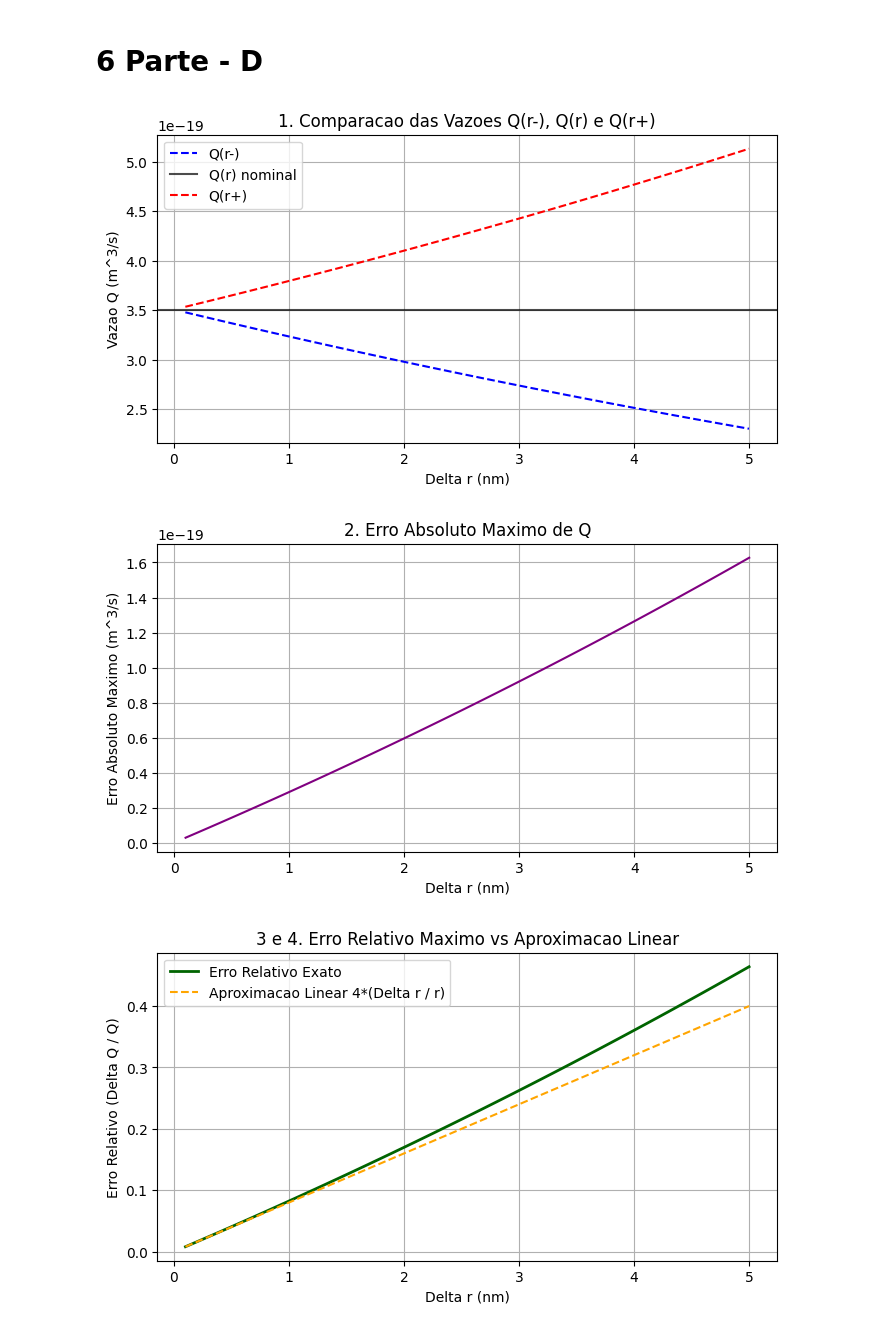
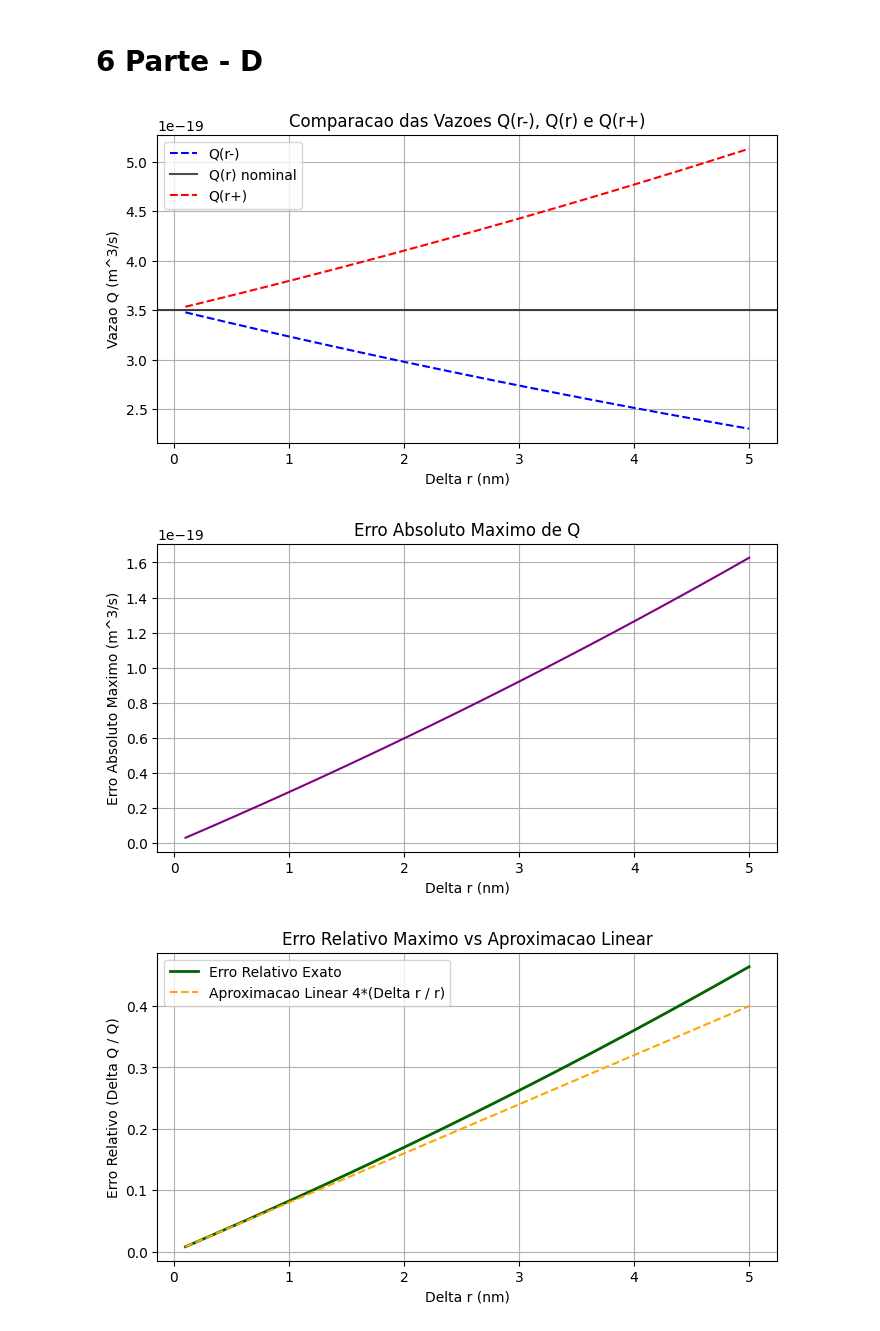
Before and after one commit to Brunolms11/Calc_Numerico, a Jupyter notebook: Atividade_1.ipynb, the cells around one changed output. Drawn from its saved outputs; the diff is of its cells as text; code cells hidden in the pictures.

```diff
--- a/Atividade_1.ipynb
+++ b/Atividade_1.ipynb
@@ -440,7 +480,7 @@ for dr in delta_r_array:
     aprox_linear.append(4 * (dr / r_nominal))
 # %%
 #GRAFICOS
-#1- Grafico de Q(r-), Q(r) e Q(r+)
+#1 - Grafico de Q(r-), Q(r) e Q(r+)
 plt.figure(figsize=(8, 4))
 plt.plot(
     delta_r_array * 1e9,
@@ -457,43 +497,43 @@ plt.plot(
 )
 plt.xlabel("Delta r (nm)")
 plt.ylabel("Vazao Q (m^3/s)")
-plt.title("1. Comparacao das Vazoes Q(r-), Q(r) e Q(r+)")
+plt.title("Comparacao das Vazoes Q(r-), Q(r) e Q(r+)")
 plt.legend()
 plt.grid(True)
 plt.show()
 
-#2- Erro absoluto maximo
+#2 - Erro absoluto maximo
 plt.figure(figsize=(8, 4))
 plt.plot(delta_r_array * 1e9, erro_abs_max, color="purple")
 plt.xlabel("Delta r (nm)")
 plt.ylabel("Erro Absoluto Maximo (m^3/s)")
-plt.title("2. Erro Absoluto Maximo de Q")
+plt.title("Erro Absoluto Maximo de Q")
 plt.grid(True)
 plt.show()
 
 #3 e 4 - Erro relativo / percentual vs aproximacao linear
 plt.figure(figsize=(8, 4))
 plt.plot(
     delta_r_array * 1e9,
     erro_rel_max,
     label="Erro Relativo Exato",
     color="darkgreen",
     linewidth=2,
 )
 plt.plot(
     delta_r_array * 1e9,
     aprox_linear,
     label="Aproximacao Linear 4*(Delta r / r)",
     color="orange",
     linestyle="--",
 )
 plt.xlabel("Delta r (nm)")
 plt.ylabel("Erro Relativo (Delta Q / Q)")
-plt.title("3 e 4. Erro Relativo Maximo vs Aproximacao Linear")
+plt.title("Erro Relativo Maximo vs Aproximacao Linear")
 plt.legend()
 plt.grid(True)
 plt.show()
 # %% [output]
-[figure, old version]
+[figure, new version]
-[figure, old version]
+[figure, new version]
-[figure, old version]
+[figure, new version]
```
Also changed, not shown: parts of 4 cells of this notebook.
